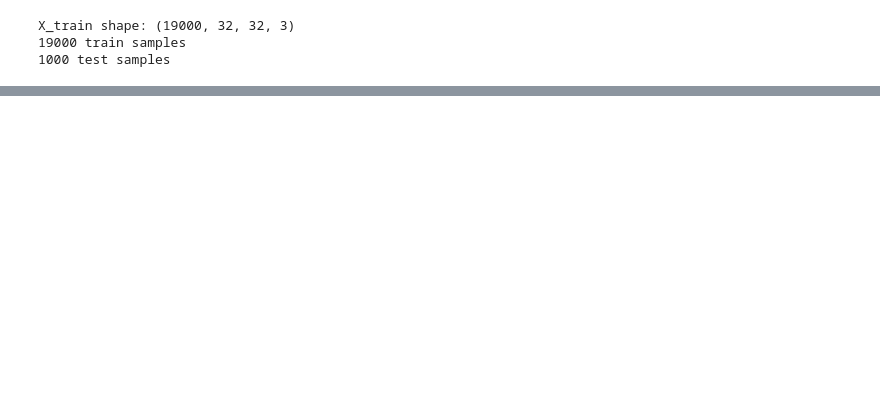
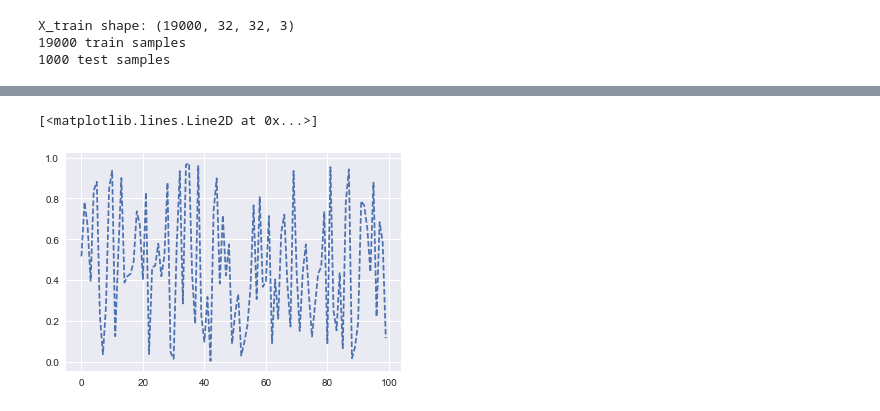
Before and after one commit to probe301/kaggle, a Jupyter notebook: Keras_tutorials/Keras CIFAR10 CNN.ipynb, the cells around one changed output, grey strips where cells are left out. Drawn from its saved outputs; the diff is of its cells as text; code cells hidden in the pictures; blank space fills up the shorter version.

```diff
--- a/Keras_tutorials/Keras CIFAR10 CNN.ipynb
+++ b/Keras_tutorials/Keras CIFAR10 CNN.ipynb
@@ -308,6 +325,14 @@ import matplotlib.pyplot as plt
 plt.rcParams['figure.figsize'] = (10.0, 8.0) # set default size of plots
 plt.rcParams['image.interpolation'] = 'nearest'
 plt.rcParams['image.cmap'] = 'gray'
+# %%
+import numpy as np
+a = np.random.random(100)
+a
+plt.plot(a, '--')
+# %% [output]
+[<matplotlib.lines.Line2D at 0x...>]
+[figure, added]
 # %%
 # print(help(hist))
 plt.subplot(2, 1, 1)
```
Also changed, not shown: parts of 10 cells of this notebook.
